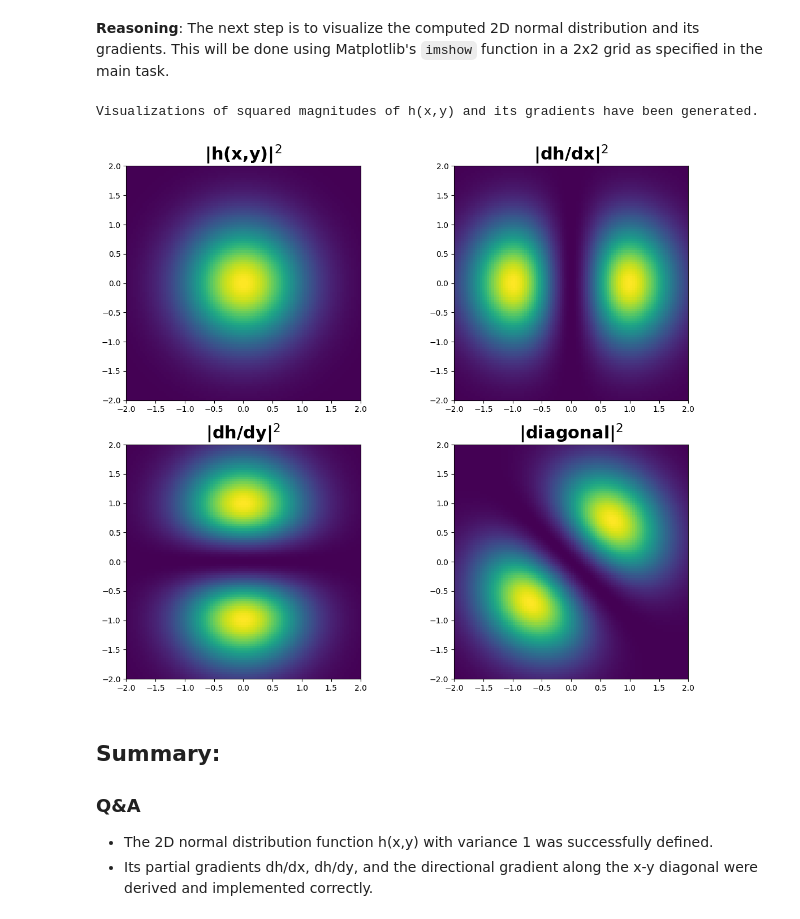
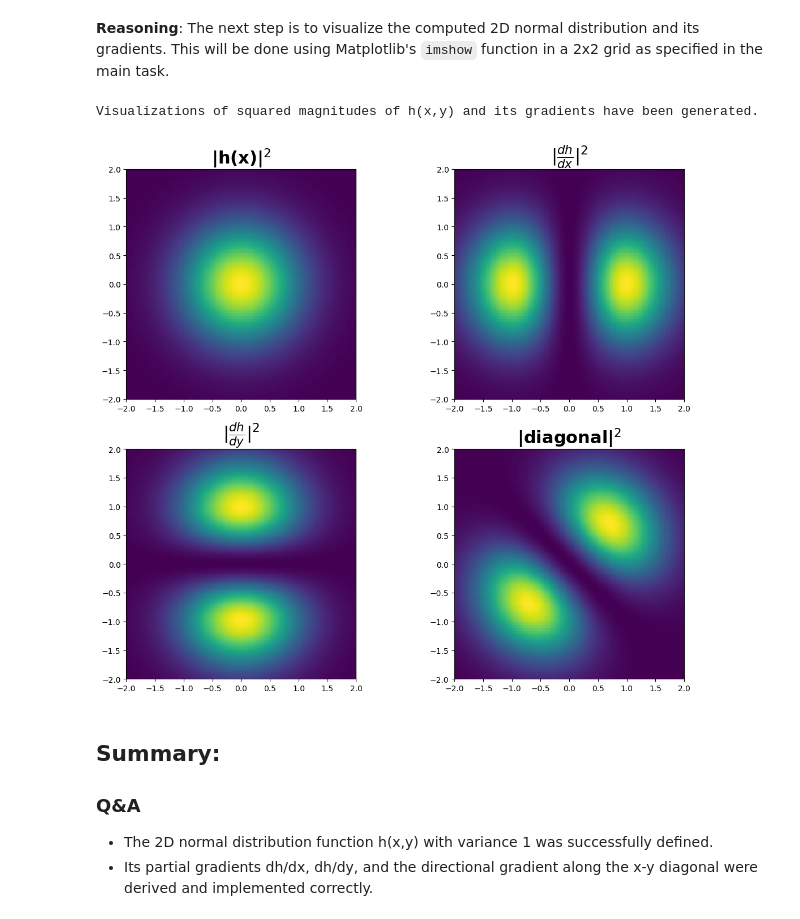
Before and after one commit to arizonaCameraLab/papers, a Jupyter notebook: IntegratedMetaOptics.ipynb, the cells around one changed output. Cells and saved outputs as stored; diff of their text form; code cells hidden in the pictures.

```diff
--- a/IntegratedMetaOptics.ipynb
+++ b/IntegratedMetaOptics.ipynb
@@ -139,37 +139,37 @@ fig, axes = plt.subplots(2, 2, figsize=(12, 10))
 
 # Set a common font dictionary for bold and larger titles
 title_font = {'family': 'sans-serif',
               'color':  'black',
               'weight': 'bold',
               'size': 22,}
 
 # Plot |h(x,y)|^2
 im1 = axes[0, 0].imshow(H**2, extent=[X.min(), X.max(), Y.min(), Y.max()], origin='lower', cmap='viridis')
-axes[0, 0].set_title(r'|h(x,y)|$^2$', fontdict=title_font)
+axes[0, 0].set_title(r'|h(x)|$^2$', fontdict=title_font)
 # fig.colorbar(im1, ax=axes[0, 0])
 
 # Plot |dh/dx|^2
 im2 = axes[0, 1].imshow(DH_DX**2, extent=[X.min(), X.max(), Y.min(), Y.max()], origin='lower', cmap='viridis')
-axes[0, 1].set_title(r'|dh/dx|$^2$', fontdict=title_font)
+axes[0, 1].set_title(r'$|\frac{dh}{dx}|^2$', fontdict=title_font)
 # fig.colorbar(im2, ax=axes[0, 1])
 
 # Plot |dh/dy|^2
 im3 = axes[1, 0].imshow(DH_DY**2, extent=[X.min(), X.max(), Y.min(), Y.max()], origin='lower', cmap='viridis')
-axes[1, 0].set_title(r'|dh/dy|$^2$', fontdict=title_font)
+axes[1, 0].set_title(r'$|\frac{dh}{dy}|^2$', fontdict=title_font)
 # fig.colorbar(im3, ax=axes[1, 0])
 
 # Plot |dh_diagonal|^2
 im4 = axes[1, 1].imshow(DH_DIAGONAL**2, extent=[X.min(), X.max(), Y.min(), Y.max()], origin='lower', cmap='viridis')
 axes[1, 1].set_title(r'|diagonal|$^2$', fontdict=title_font)
 # fig.colorbar(im4, ax=axes[1, 1])
 
 plt.tight_layout()
 plt.savefig('samplingFunctions.png')
 
 print("Visualizations of squared magnitudes of h(x,y) and its gradients have been generated.")
 # %% [output]
 Visualizations of squared magnitudes of h(x,y) and its gradients have been generated.
-[figure, old version]
+[figure, new version]
 # %% [markdown]
 ## Summary:
 
```
Also changed, not shown: parts of 5 cells of this notebook.
